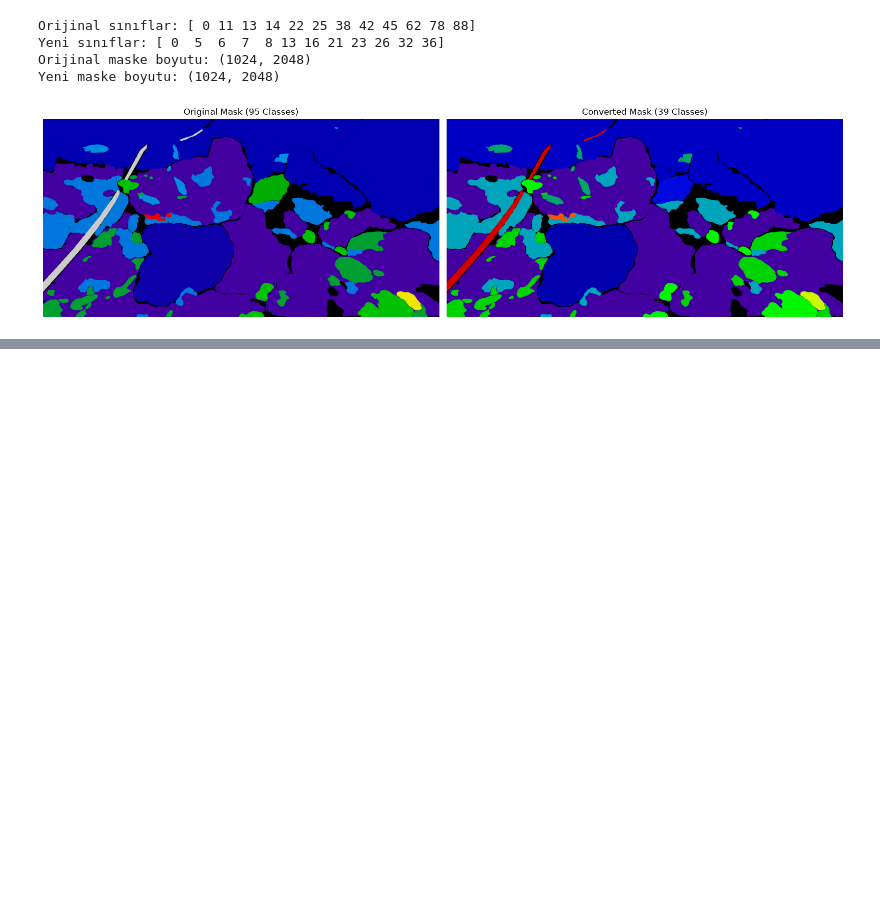
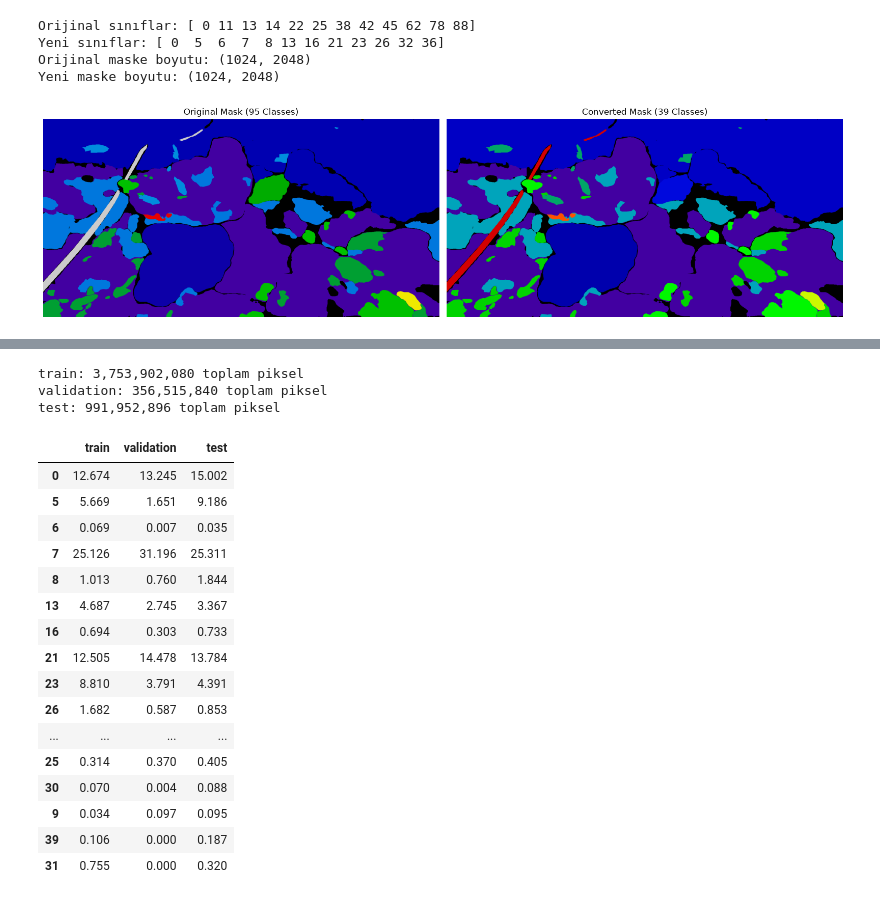
Before and after one commit to Huseyinyagmur/reefseg, a Jupyter notebook: notebooks/01_dataset_inspection.ipynb, the cells around one changed output, grey strips where cells are left out. Drawn from its saved outputs; the diff is of its cells as text; code cells hidden in the pictures; blank space fills up the shorter version.

```diff
--- a/notebooks/01_dataset_inspection.ipynb
+++ b/notebooks/01_dataset_inspection.ipynb
@@ -244,0 +360,57 @@ plt.show()
+# %%
+split_pixel_counts = {}
+
+for split_name in ["train", "validation", "test"]:
+    counts = Counter()
+
+    for sample in dataset[split_name]:
+        converted = convert_mask(sample["label"])
+        class_ids, pixel_counts = np.unique(
+            converted, return_counts=True
+        )
+
+        for class_id, count in zip(class_ids, pixel_counts):
+            counts[int(class_id)] += int(count)
+
+    split_pixel_counts[split_name] = counts
+
+    print(
+        f"{split_name}: "
+        f"{sum(counts.values()):,} toplam piksel"
+    )
+# %% [output]
+train: 3,753,902,080 toplam piksel
+validation: 356,515,840 toplam piksel
+test: 991,952,896 toplam piksel
+# %%
+split_percentages = {}
+
+for split_name, counts in split_pixel_counts.items():
+    total = sum(counts.values())
+
+    split_percentages[split_name] = {
+        class_id: count / total * 100
+        for class_id, count in counts.items()
+    }
+
+distribution_df = pd.DataFrame(split_percentages).fillna(0)
+
+display(distribution_df.round(3))
+# %% [output]
+|  | train | validation | test |
+| 0 | 12.674 | 13.245 | 15.002 |
+| 5 | 5.669 | 1.651 | 9.186 |
+| 6 | 0.069 | 0.007 | 0.035 |
+| 7 | 25.126 | 31.196 | 25.311 |
+| 8 | 1.013 | 0.760 | 1.844 |
+| 13 | 4.687 | 2.745 | 3.367 |
+| 16 | 0.694 | 0.303 | 0.733 |
+| 21 | 12.505 | 14.478 | 13.784 |
+| 23 | 8.810 | 3.791 | 4.391 |
+| 26 | 1.682 | 0.587 | 0.853 |
+| ... | ... | ... | ... |
+| 25 | 0.314 | 0.370 | 0.405 |
+| 30 | 0.070 | 0.004 | 0.088 |
+| 9 | 0.034 | 0.097 | 0.095 |
+| 39 | 0.106 | 0.000 | 0.187 |
+| 31 | 0.755 | 0.000 | 0.320 |
```
Also changed, not shown: parts of 8 cells of this notebook.
